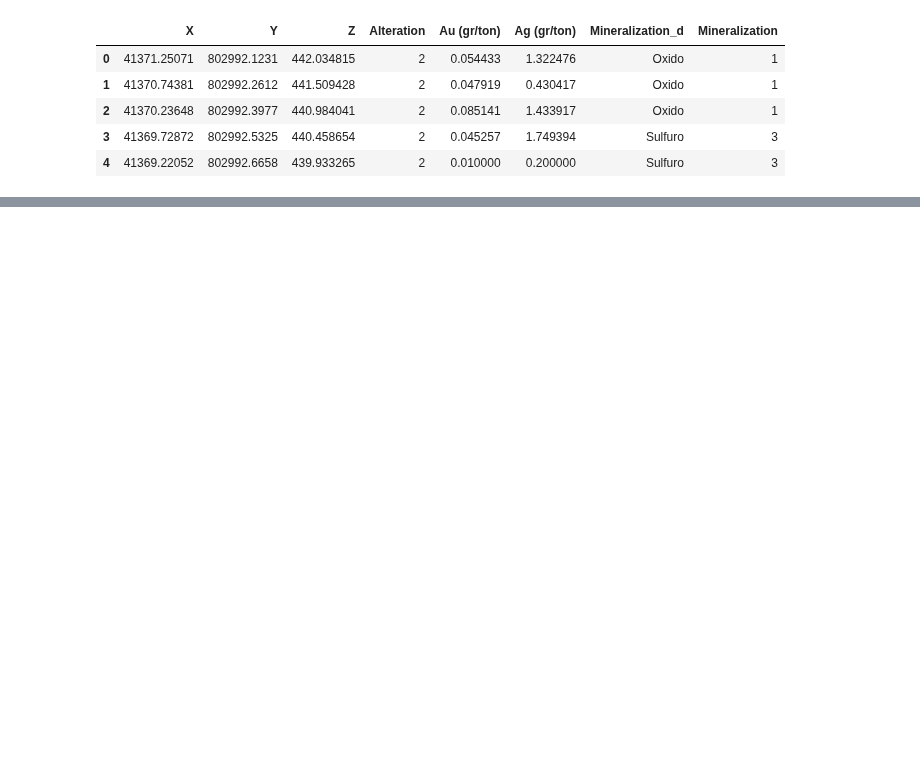
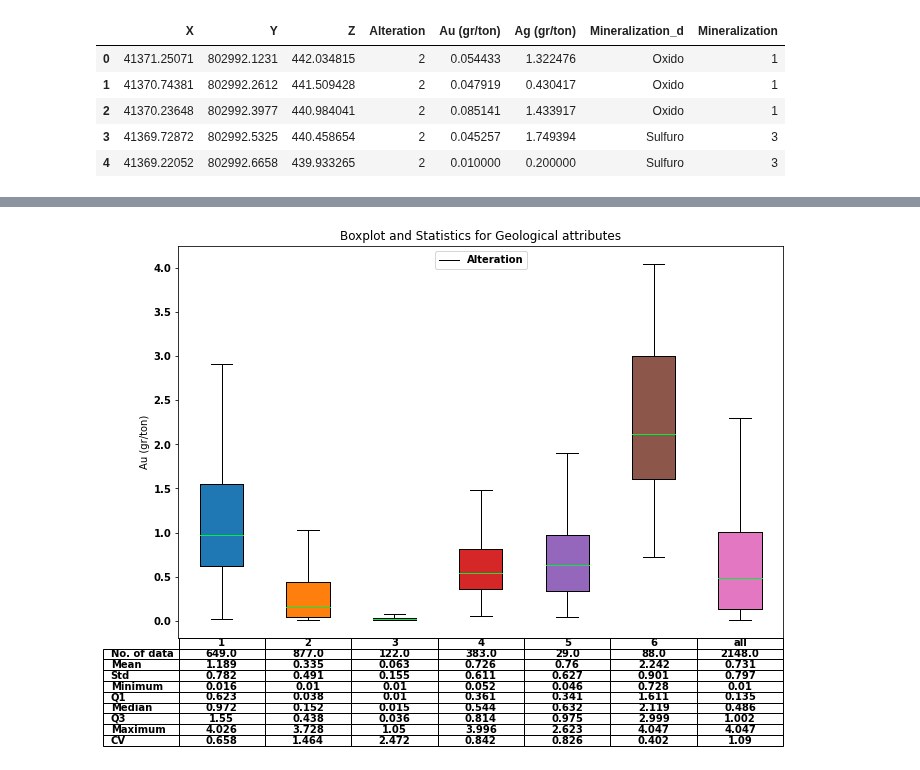
Before and after one commit to heberallin/GAERM, a Jupyter notebook: Boxplot and Statistics for Categorical Variables.ipynb, the cells around one changed output, grey strips where cells are left out. Saved outputs shown, nothing was run; the diff lists cells and outputs as text; code cells hidden in the pictures; blank space fills up the shorter version.

```diff
--- a/Boxplot and Statistics for Categorical Variables.ipynb
+++ b/Boxplot and Statistics for Categorical Variables.ipynb
@@ -120,0 +174,65 @@ plt.show()
+# %%
+iteration = {} #Creación de los DF que corresponden a cada atributo geológico (máximo 15 categorias por atributo)
+for i in range (1,20+1):
+    iteration["df_{}".format(i)] = pd.DataFrame(df[(df[variable_geo3] == i)])
+data = [iteration["df_1"][variable_1], iteration["df_2"][variable_1], iteration["df_3"][variable_1],
+       iteration["df_4"][variable_1],iteration["df_5"][variable_1],iteration["df_6"][variable_1],
+       iteration["df_7"][variable_1],iteration["df_8"][variable_1],iteration["df_9"][variable_1],
+       iteration["df_10"][variable_1],iteration["df_11"][variable_1],iteration["df_12"][variable_1],
+        iteration["df_13"][variable_1],iteration["df_14"][variable_1],iteration["df_15"][variable_1],
+       iteration["df_16"][variable_1],iteration["df_17"][variable_1],iteration["df_18"][variable_1],
+        iteration["df_19"][variable_1],iteration["df_20"][variable_1],df[variable_1]]
+stats_var_geo = df.groupby([variable_geo3]).describe()
+CV = (stats_var_geo[variable_1]["std"]/stats_var_geo[variable_1]["mean"]) #coeficiente de variación
+CV = CV.tolist()
+data_text = np.array(stats_var_geo[variable_1].T)
+data_text = np.vstack([data_text, CV])
+
+variables = [variable_1]
+df_stats_global = df[variables]
+
+CV_all = (df_stats_global.std()/df_stats_global.mean()) #coeficiente de variación
+
+total =  pd.concat([df_stats_global.describe().T,
+                      CV_all.rename('CV'),
+                     ], axis=1).T
+data_text = pd.DataFrame(data_text)
+data_text["All"] = total[variable_1].values
+data_text = np.array(data_text)
+data_text = np.round(data_text,nn) #valores despues de la coma en las estadísticas
+data_text1 = data_text.tolist()
+columns = [str(x) for x in np.arange(1,len(df[variable_geo3].unique())+1,1)]
+columns.append("all")
+
+rows = ["No. of data", "Mean", "Std", "Minimum", "Q1", "Median", "Q3", "Maximum", "CV"]
+n_rows = len(data)
+y_offset = np.zeros(len(columns))
+index = np.arange(len(columns)) + 0.3
+fig, ax = plt.subplots(figsize=(12,8))
+font = {'weight' : 'bold',
+        'size'   : 10} #modificar tamaño de letra
+matplotlib.rc('font', **font)
+diamantes = dict(markerfacecolor='r', marker='o')
+cell_text = []
+h = np.arange(0,len(df[variable_geo3].unique())).tolist()
+h.append(-1)
+for row in range(n_rows):
+    box = plt.boxplot([data[i] for i in h ], patch_artist=True, flierprops=diamantes, showfliers=False)
+    colors = ['tab:blue', 'tab:orange', 'tab:green', 'tab:red', 'tab:purple', 'tab:brown', "tab:pink"]
+    for patch, color in zip(box['boxes'], colors):
+        patch.set_facecolor(color)
+    plt.xlim(0.5,len(df[variable_geo3].unique())+1.5)
+cell_text.reverse()
+the_table = plt.table(cellText=data_text1,
+                      rowLabels=rows,
+                      colLabels=columns,
+                      loc='bottom', cellLoc='center')
+plt.subplots_adjust(left=0.2, bottom=0.2)
+plt.legend([variable_geo3], loc='upper center') #En caso de cambiar la leyenda del gráfico (arriba central)
+plt.ylabel(variable_1) #Modificar etiqueta del eje Y
+plt.xticks([]) #En caso de querer cambiar las etiquetas del código del atributo geológico
+plt.title('Boxplot and Statistics for Geological attributes')
+plt.savefig(ruta + "boxplot3" +".png", dpi=300)
+plt.show()
+# %% [output]
+[figure, added]
```
Also changed, not shown: parts of 7 cells of this notebook.
